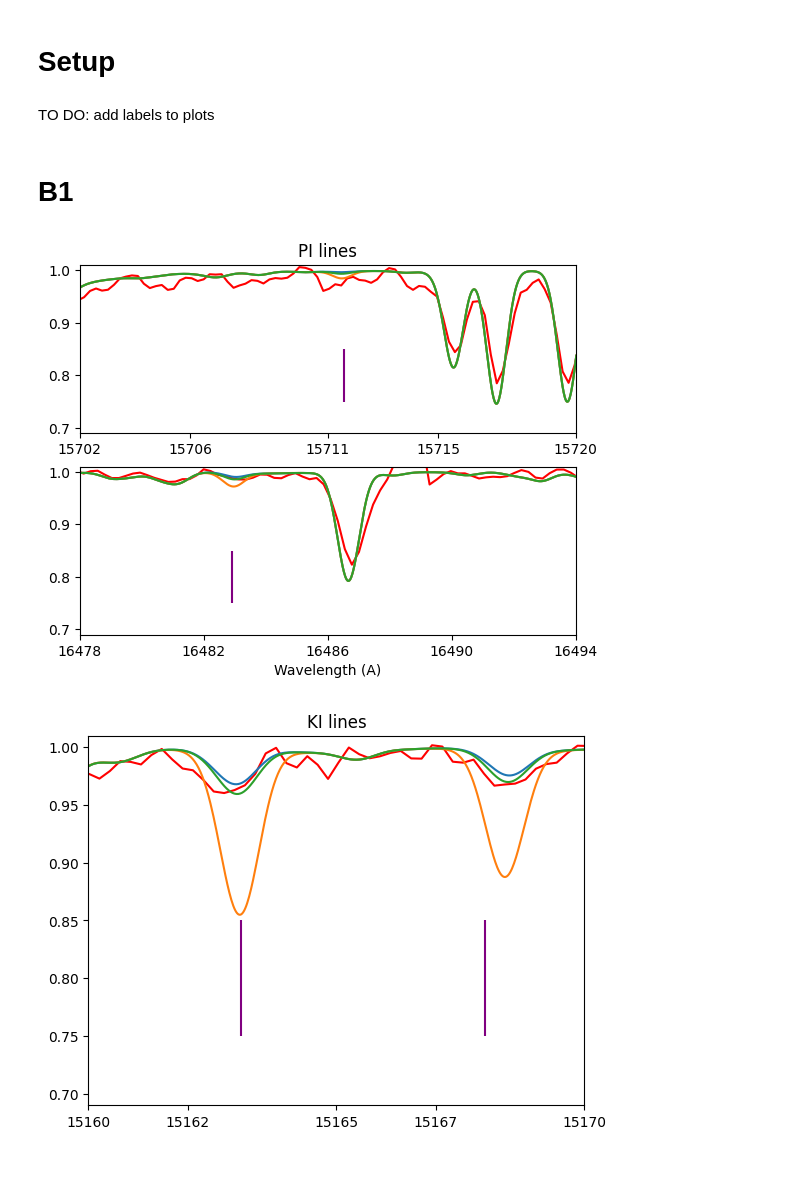
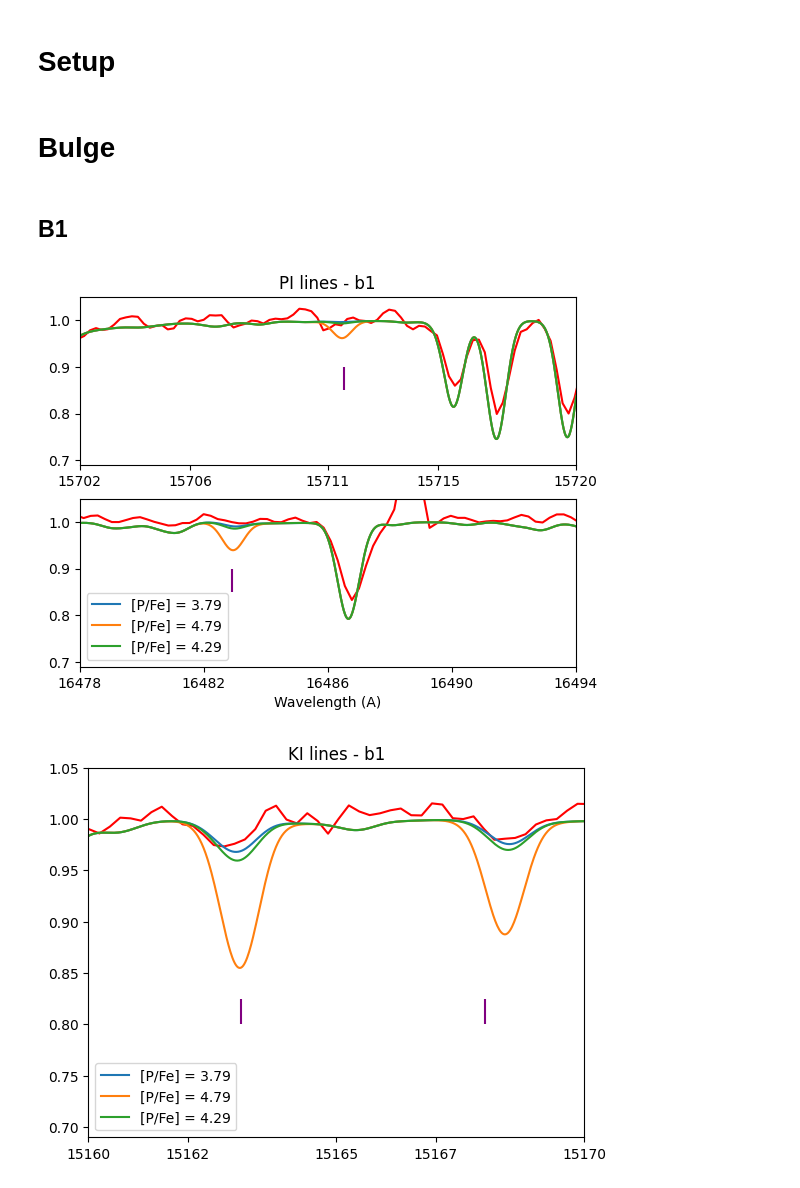
Before and after one commit to bornofthesea/synther, a Jupyter notebook: Plot/syntplot.ipynb, the cells around one changed output. Drawn from its saved outputs; the diff is of its cells as text; code cells hidden in the pictures.

```diff
--- a/Plot/syntplot.ipynb
+++ b/Plot/syntplot.ipynb
@@ -5,8 +5,6 @@ import matplotlib.pyplot as plt
 import pandas as pd
 import numpy as np
 import seaborn as sns
-# %% [markdown]
-TO DO: add labels to plots
 # %%
 def setxTicks(ax, N = 5):
     xmin, xmax = ax.get_xlim()
@@ -121,9 +182,18 @@ def linePlot(flistac, flistbc, obsf, norm, labels = [], dr14 = True):
     plt.show()
+# %% [markdown]
+# Bulge
 # %% [markdown]
-# B1
+## B1
 # %%
-norm = [1730, 1640, 1600, 1710, 1710]
-linePlot(["b1xac75.dat", "b1xap1c75.dat", "b1xap05c75.dat"], ["b1xbc85.dat", "b1xbp1c85.dat", "b1xbk015c85.dat"], "b1.dat", norm)
+speclist = ["b1xac75.dat", "b1xap1c75.dat", "b1xap05c75.dat"]
+starname = 'b1'
+label = ['[P/Fe] = 3.79', '[P/Fe] = 4.79', '[P/Fe] = 4.29']
+plotP(speclist, "b1.dat", label, starname)
+
+speclist = ["b1xbc85.dat", "b1xbp1c85.dat", "b1xbk015c85.dat"]
+label = ['[P/Fe] = 3.79', '[P/Fe] = 4.79', '[P/Fe] = 4.29']
+plotK(speclist, "b1.dat", label, starname)
+plotS(speclist, "b1.dat", label, starname)
 # %% [output]
-[figure, old version]
+[figure, new version]
-[figure, old version]
+[figure, new version]
```
Also changed, not shown: parts of 15 cells of this notebook.
